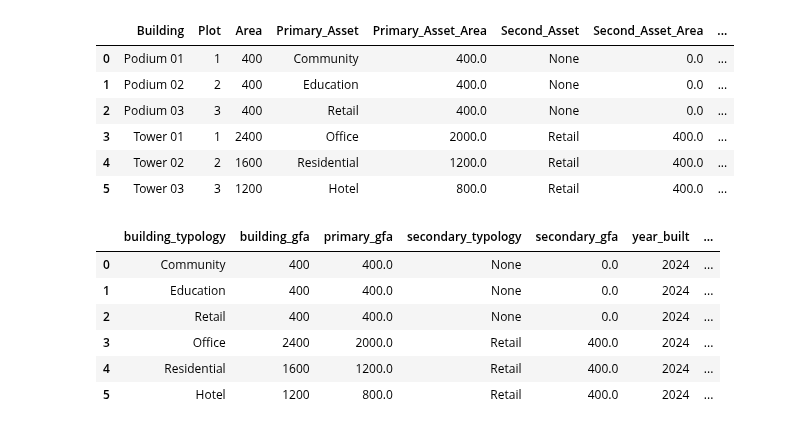
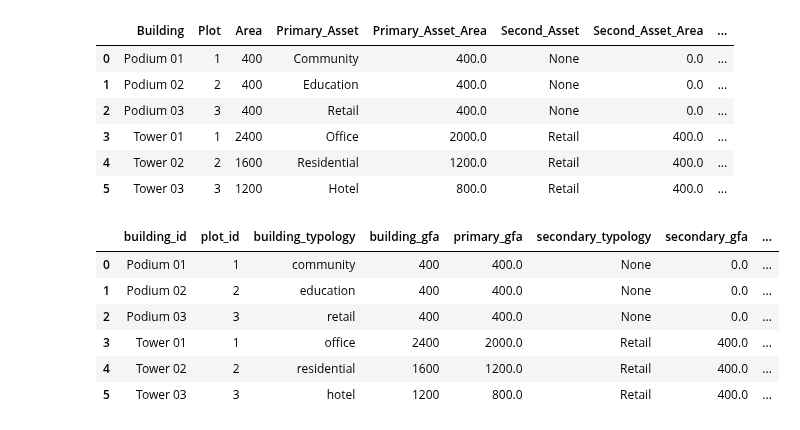
Before and after one commit to hramzan01/project_zero, a Jupyter notebook: nb_temp.ipynb, the cells around one changed output. Cells and saved outputs as stored; diff of their text form; code cells hidden in the pictures.

Commit message:
created preproc for design data and updated pickle and utilities to include plot and building id, then drop them before training

```diff
--- a/nb_temp.ipynb
+++ b/nb_temp.ipynb
@@ -159,23 +159,25 @@ agg_result
 | 5 | Tower 03 | 3 | 1200 | Hotel | 800.0 | Retail | 400.0 | ... |
 # %%
 # rename and reorder to match training set
-preprocessed_design_data = pd.DataFrame({
-    'building_typology': agg_result['Primary_Asset'],
+preproc_design_data = pd.DataFrame({
+    'building_id': agg_result['Building'],
+    'plot_id': agg_result['Plot'],
+    'building_typology': agg_result['Primary_Asset'].str.lower(),
     'building_gfa': agg_result['Area'],
     'primary_gfa': agg_result['Primary_Asset_Area'],
     'secondary_typology': agg_result['Second_Asset'],
     'secondary_gfa': agg_result['Second_Asset_Area'],
     'year_built': agg_result['year_built'],
     'occupancy': agg_result['occupancy'],
     'num_buildings': agg_result['num_buildings']
     })
 
-preprocessed_design_data
+preproc_design_data
 # %% [output]
-|  | building_typology | building_gfa | primary_gfa | secondary_typology | secondary_gfa | year_built | ... |
-| 0 | Community | 400 | 400.0 | None | 0.0 | 2024 | ... |
-| 1 | Education | 400 | 400.0 | None | 0.0 | 2024 | ... |
-| 2 | Retail | 400 | 400.0 | None | 0.0 | 2024 | ... |
-| 3 | Office | 2400 | 2000.0 | Retail | 400.0 | 2024 | ... |
-| 4 | Residential | 1600 | 1200.0 | Retail | 400.0 | 2024 | ... |
-| 5 | Hotel | 1200 | 800.0 | Retail | 400.0 | 2024 | ... |
+|  | building_id | plot_id | building_typology | building_gfa | primary_gfa | secondary_typology | secondary_gfa | ... |
+| 0 | Podium 01 | 1 | community | 400 | 400.0 | None | 0.0 | ... |
+| 1 | Podium 02 | 2 | education | 400 | 400.0 | None | 0.0 | ... |
+| 2 | Podium 03 | 3 | retail | 400 | 400.0 | None | 0.0 | ... |
+| 3 | Tower 01 | 1 | office | 2400 | 2000.0 | Retail | 400.0 | ... |
+| 4 | Tower 02 | 2 | residential | 1600 | 1200.0 | Retail | 400.0 | ... |
+| 5 | Tower 03 | 3 | hotel | 1200 | 800.0 | Retail | 400.0 | ... |
```
Also changed, not shown: parts of 6 cells of this notebook, 3 other files.
